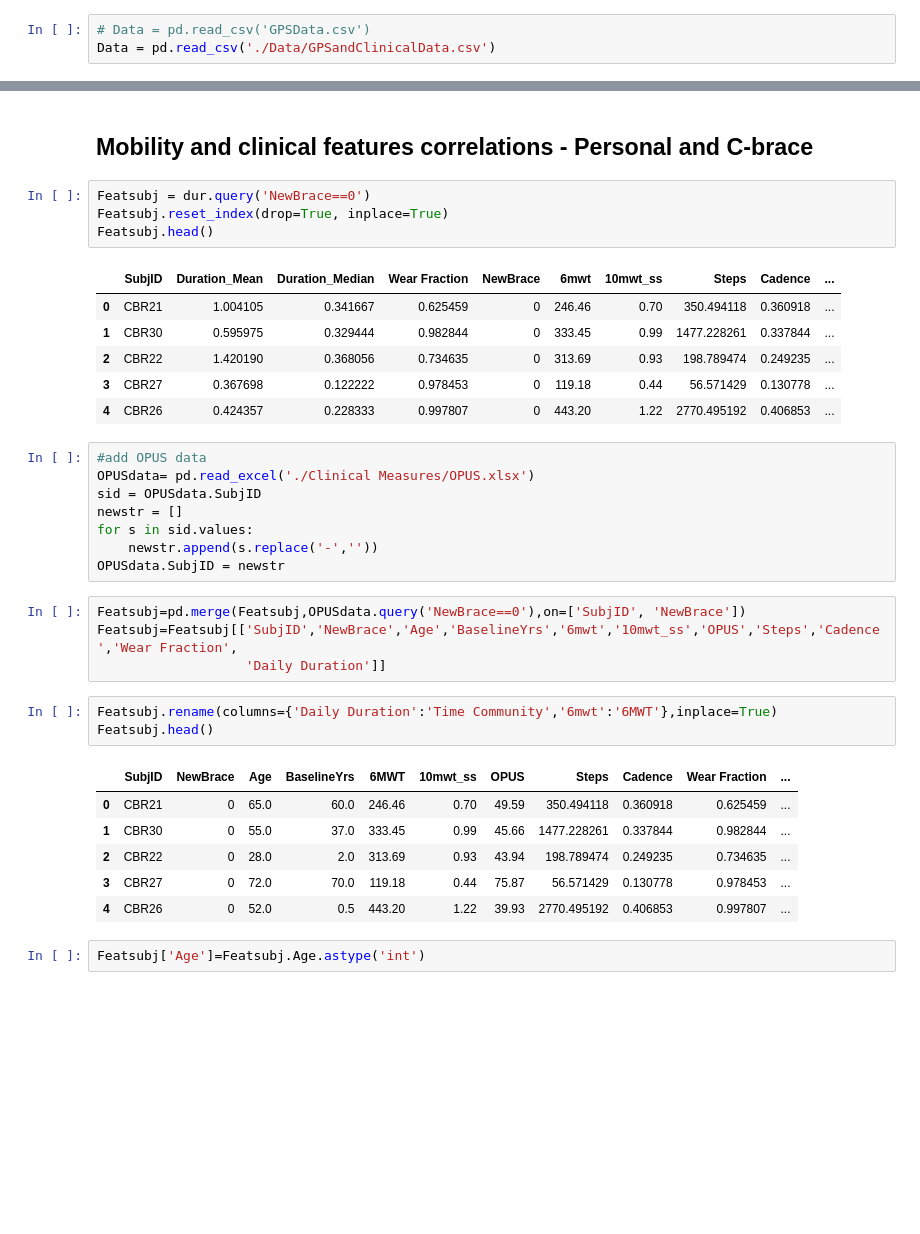
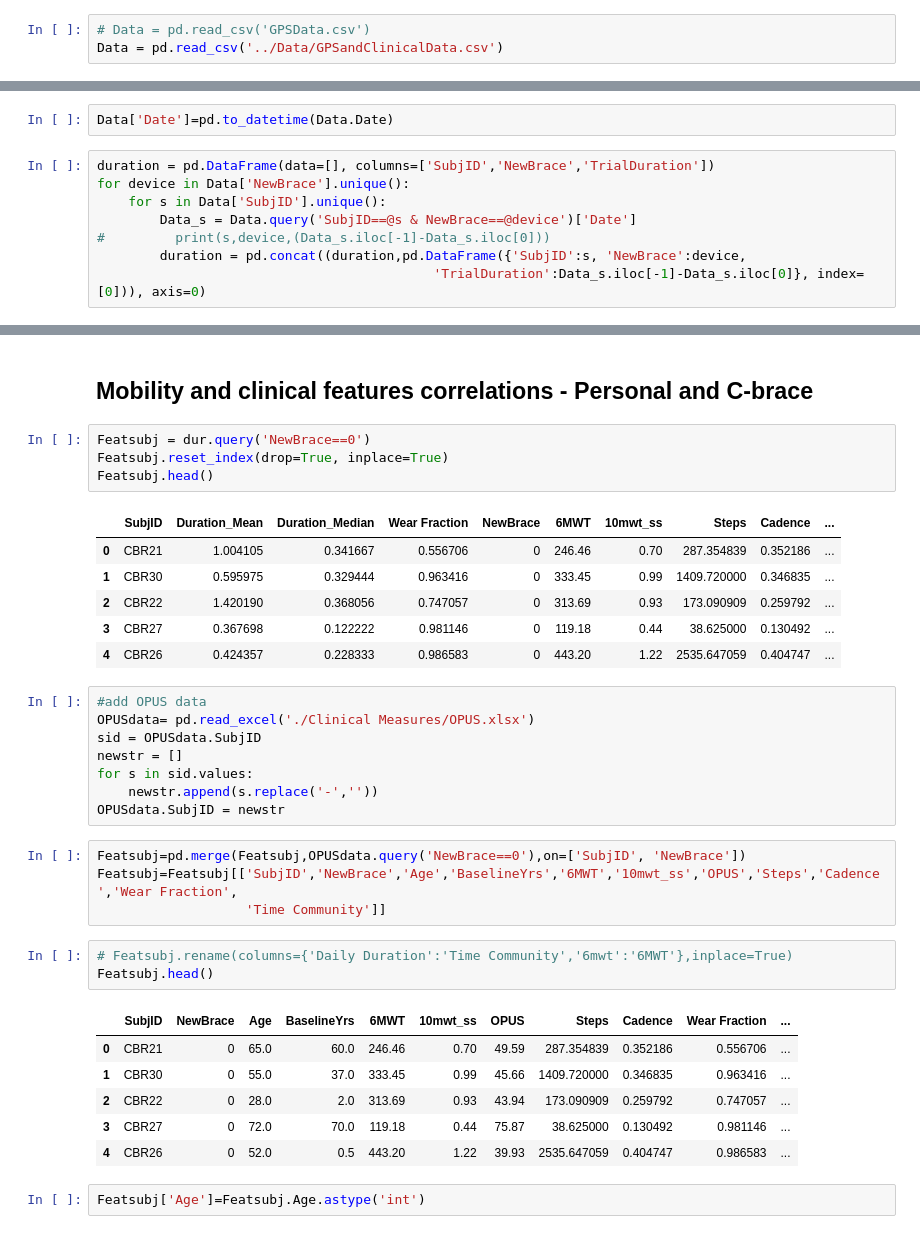
Before and after one commit to Luke3D/CbrAnalysis, a Jupyter notebook: PaperAnalysis.ipynb, the cells around one changed output, grey strips where cells are left out. Drawn from its saved outputs; the diff is of its cells as text; blank space fills up the shorter version.

```diff
--- a/PaperAnalysis.ipynb
+++ b/PaperAnalysis.ipynb
@@ -96,7 +97,7 @@ ax.get_legend().remove()
 ## Community data analysis
 # %%
 # Data = pd.read_csv('GPSData.csv')
-Data = pd.read_csv('./Data/GPSandClinicalData.csv')
+Data = pd.read_csv('../Data/GPSandClinicalData.csv')
 # %%
 Data.head()
 # %% [output]
@@ -645,3 +818,13 @@ plt.xticks(rotation=90)
 Datahome['Location'] = 'Home'
 Data['Location'] = 'Community'
 Features = pd.concat((Datahome,Data))
+# %%
+Data['Date']=pd.to_datetime(Data.Date)
+# %%
+duration = pd.DataFrame(data=[], columns=['SubjID','NewBrace','TrialDuration'])
+for device in Data['NewBrace'].unique():
+    for s in Data['SubjID'].unique():
+        Data_s = Data.query('SubjID==@s & NewBrace==@device')['Date']
+#         print(s,device,(Data_s.iloc[-1]-Data_s.iloc[0]))
+        duration = pd.concat((duration,pd.DataFrame({'SubjID':s, 'NewBrace':device,
+                                           'TrialDuration':Data_s.iloc[-1]-Data_s.iloc[0]}, index=[0])), axis=0)
@@ -708,12 +947,12 @@ Featsubj = dur.query('NewBrace==0')
 Featsubj.reset_index(drop=True, inplace=True)
 Featsubj.head()
 # %% [output]
-|  | SubjID | Duration_Mean | Duration_Median | Wear Fraction | NewBrace | 6mwt | 10mwt_ss | Steps | Cadence | ... |
-| 0 | CBR21 | 1.004105 | 0.341667 | 0.625459 | 0 | 246.46 | 0.70 | 350.494118 | 0.360918 | ... |
-| 1 | CBR30 | 0.595975 | 0.329444 | 0.982844 | 0 | 333.45 | 0.99 | 1477.228261 | 0.337844 | ... |
-| 2 | CBR22 | 1.420190 | 0.368056 | 0.734635 | 0 | 313.69 | 0.93 | 198.789474 | 0.249235 | ... |
-| 3 | CBR27 | 0.367698 | 0.122222 | 0.978453 | 0 | 119.18 | 0.44 | 56.571429 | 0.130778 | ... |
-| 4 | CBR26 | 0.424357 | 0.228333 | 0.997807 | 0 | 443.20 | 1.22 | 2770.495192 | 0.406853 | ... |
+|  | SubjID | Duration_Mean | Duration_Median | Wear Fraction | NewBrace | 6MWT | 10mwt_ss | Steps | Cadence | ... |
+| 0 | CBR21 | 1.004105 | 0.341667 | 0.556706 | 0 | 246.46 | 0.70 | 287.354839 | 0.352186 | ... |
+| 1 | CBR30 | 0.595975 | 0.329444 | 0.963416 | 0 | 333.45 | 0.99 | 1409.720000 | 0.346835 | ... |
+| 2 | CBR22 | 1.420190 | 0.368056 | 0.747057 | 0 | 313.69 | 0.93 | 173.090909 | 0.259792 | ... |
+| 3 | CBR27 | 0.367698 | 0.122222 | 0.981146 | 0 | 119.18 | 0.44 | 38.625000 | 0.130492 | ... |
+| 4 | CBR26 | 0.424357 | 0.228333 | 0.986583 | 0 | 443.20 | 1.22 | 2535.647059 | 0.404747 | ... |
 # %%
 #add OPUS data
 OPUSdata= pd.read_excel('./Clinical Measures/OPUS.xlsx')
@@ -724,18 +963,18 @@ for s in sid.values:
 OPUSdata.SubjID = newstr
 # %%
 Featsubj=pd.merge(Featsubj,OPUSdata.query('NewBrace==0'),on=['SubjID', 'NewBrace'])
-Featsubj=Featsubj[['SubjID','NewBrace','Age','BaselineYrs','6mwt','10mwt_ss','OPUS','Steps','Cadence','Wear Fraction',
-                   'Daily Duration']]
+Featsubj=Featsubj[['SubjID','NewBrace','Age','BaselineYrs','6MWT','10mwt_ss','OPUS','Steps','Cadence','Wear Fraction',
+                   'Time Community']]
 # %%
-Featsubj.rename(columns={'Daily Duration':'Time Community','6mwt':'6MWT'},inplace=True)
+# Featsubj.rename(columns={'Daily Duration':'Time Community','6mwt':'6MWT'},inplace=True)
 Featsubj.head()
 # %% [output]
 |  | SubjID | NewBrace | Age | BaselineYrs | 6MWT | 10mwt_ss | OPUS | Steps | Cadence | Wear Fraction | ... |
-| 0 | CBR21 | 0 | 65.0 | 60.0 | 246.46 | 0.70 | 49.59 | 350.494118 | 0.360918 | 0.625459 | ... |
-| 1 | CBR30 | 0 | 55.0 | 37.0 | 333.45 | 0.99 | 45.66 | 1477.228261 | 0.337844 | 0.982844 | ... |
-| 2 | CBR22 | 0 | 28.0 | 2.0 | 313.69 | 0.93 | 43.94 | 198.789474 | 0.249235 | 0.734635 | ... |
-| 3 | CBR27 | 0 | 72.0 | 70.0 | 119.18 | 0.44 | 75.87 | 56.571429 | 0.130778 | 0.978453 | ... |
-| 4 | CBR26 | 0 | 52.0 | 0.5 | 443.20 | 1.22 | 39.93 | 2770.495192 | 0.406853 | 0.997807 | ... |
+| 0 | CBR21 | 0 | 65.0 | 60.0 | 246.46 | 0.70 | 49.59 | 287.354839 | 0.352186 | 0.556706 | ... |
+| 1 | CBR30 | 0 | 55.0 | 37.0 | 333.45 | 0.99 | 45.66 | 1409.720000 | 0.346835 | 0.963416 | ... |
+| 2 | CBR22 | 0 | 28.0 | 2.0 | 313.69 | 0.93 | 43.94 | 173.090909 | 0.259792 | 0.747057 | ... |
+| 3 | CBR27 | 0 | 72.0 | 70.0 | 119.18 | 0.44 | 75.87 | 38.625000 | 0.130492 | 0.981146 | ... |
+| 4 | CBR26 | 0 | 52.0 | 0.5 | 443.20 | 1.22 | 39.93 | 2535.647059 | 0.404747 | 0.986583 | ... |
 # %%
 Featsubj['Age']=Featsubj.Age.astype('int')
 # %%
```
Also changed, not shown: parts of 68 cells of this notebook.
